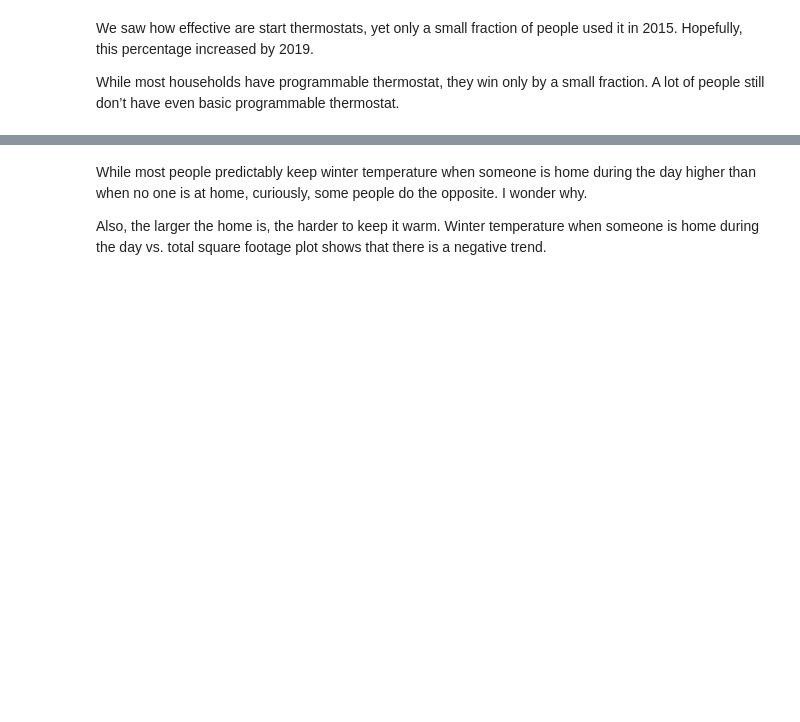
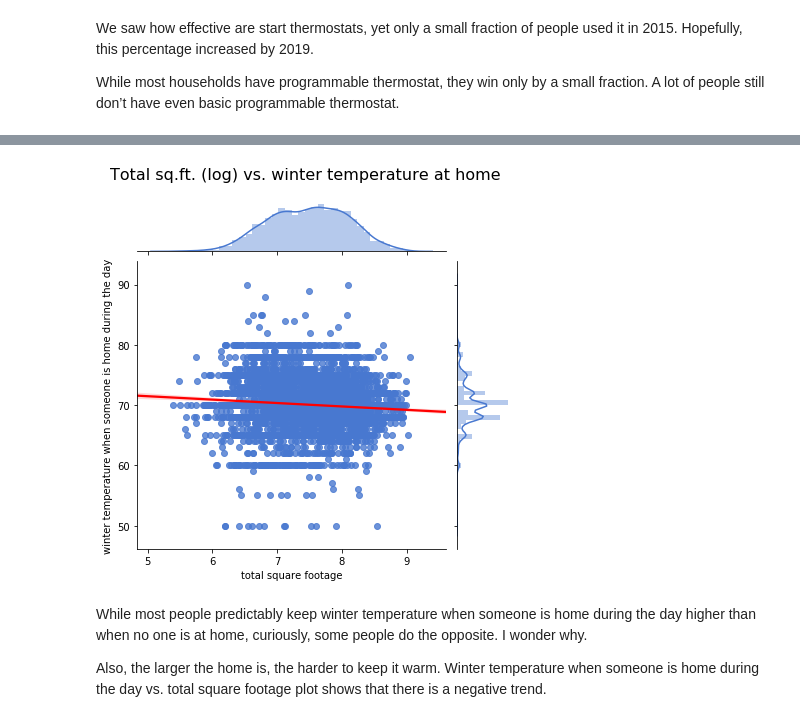
Before and after one commit to JuliaZozulia/Predicting_utilitiy_cost, a Jupyter notebook: storytelling.ipynb, the cells around one changed output, grey strips where cells are left out. Drawn from its saved outputs; the diff is of its cells as text; code cells hidden in the pictures; blank space fills up the shorter version.

```diff
--- a/storytelling.ipynb
+++ b/storytelling.ipynb
@@ -214,3 +204,16 @@ plt.show()
+# %%
+g = sns.jointplot(
+    y="winter temperature when someone is home during the day",
+    x=np.log(df_heated["total square footage"]),
+    joint_kws={"line_kws": {"color": "red"}},
+    data=df_heated,
+    kind="reg",
+)
+g.fig.subplots_adjust(top=0.9)
+g.fig.suptitle("Total sq.ft. (log) vs. winter temperature at home", fontsize=16)
+plt.show()
+# %% [output]
+[figure, added]
 # %% [markdown]
 While most people predictably keep winter temperature when someone is home during the day higher than when no one is at home, curiously, some people do the opposite. I wonder why.
 
```
Also changed, not shown: parts of 11 cells of this notebook.
